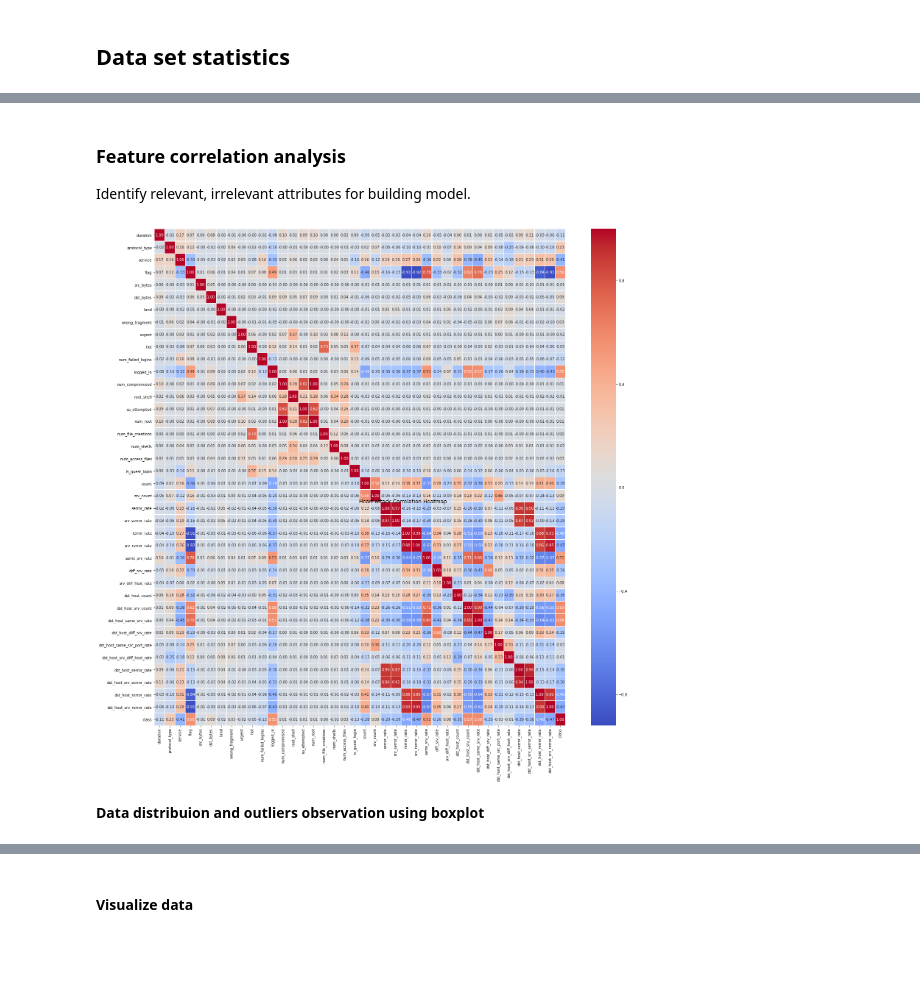
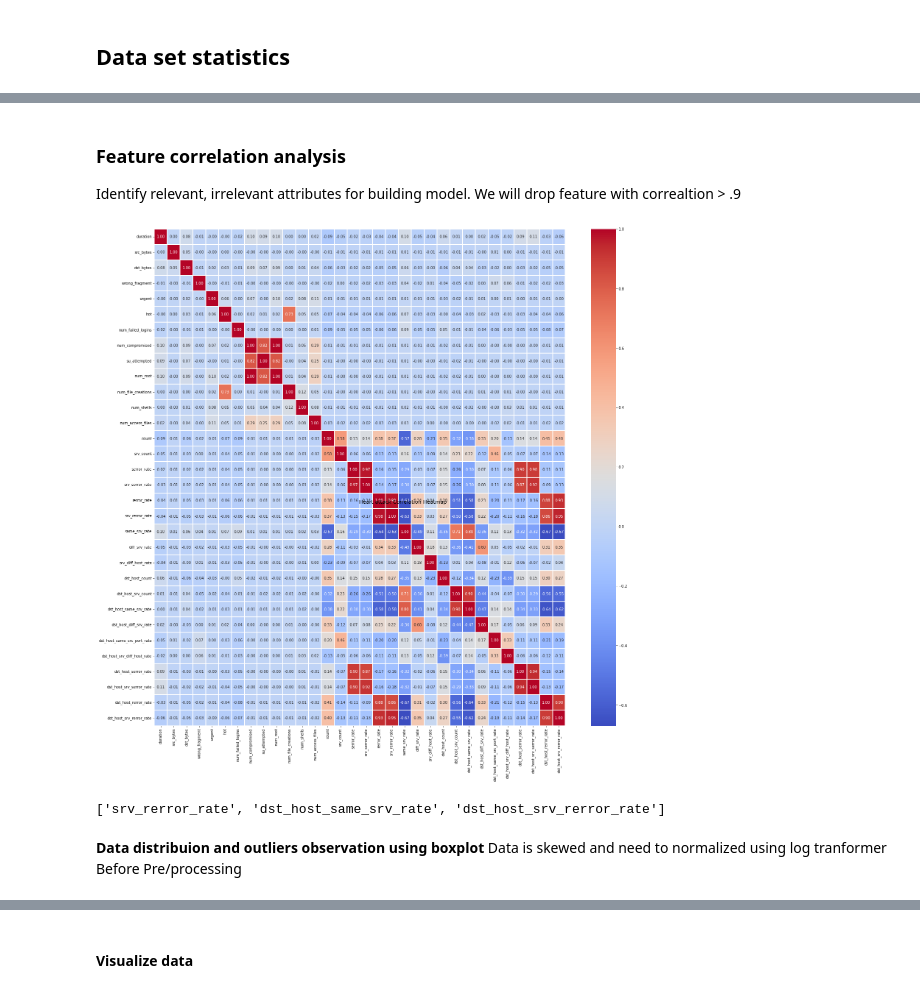
Before and after one commit to KalpeshChavan12/BITS-DSE, a Jupyter notebook: Courses/Semester01/DM/NetworkAnalysis.ipynb, the cells around one changed output, grey strips where cells are left out. Cells and saved outputs as stored; diff of their text form; code cells hidden in the pictures; blank space fills up the shorter version.

```diff
--- a/Courses/Semester01/DM/NetworkAnalysis.ipynb
+++ b/Courses/Semester01/DM/NetworkAnalysis.ipynb
@@ -326,6 +365,6 @@ ModuleNotFoundError: No module named 'matplotlib.pyplot'
 # %%
-ha = None
+NetAnalysis = None
 try:
-    ha = HeartAttackAnalysis(datafile)
+    NetAnalysis = NetworkAnalysis(datafile)
 except:
-    ha = HeartAttackAnalysis(data_github)
+    NetAnalysis = NetworkAnalysis(data_github)
@@ -363,19 +416,17 @@ ha.df.isna().sum()
 # %% [markdown]
 ### Feature correlation analysis
-Identify relevant, irrelevant attributes for building model.
+Identify relevant, irrelevant attributes for building model. We will drop feature with correaltion > .9
 # %%
 f, ax = plt.subplots(figsize=(25, 10))
 
-dftmp = ha.df_org.copy()
-cols = ha.df_org.columns
-scaler = StandardScaler()
-scaler.fit(dftmp)
-dftmp[cols] = scaler.transform(dftmp)
+dftmp = NetAnalysis.df.copy()
+cols = NetAnalysis.df.columns
 
 corr = dftmp.corr(method='pearson')
 hm = sns.heatmap(round(corr,2), annot=True, ax=ax, cmap="coolwarm",fmt='.2f',
                  linewidths=.15)
 f.subplots_adjust(top=2)
 t= f.suptitle('Heart attack Correlation Heatmap', fontsize=14)
+plt.show()
 # %% [output]
-[figure, old version]
+[figure, new version]
@@ -382,2 +435,8 @@ t= f.suptitle('Heart attack Correlation Heatmap', fontsize=14)
+# %%
+NetAnalysis.dropped_feature
+# %% [output]
+['srv_rerror_rate', 'dst_host_same_srv_rate', 'dst_host_srv_rerror_rate']
 # %% [markdown]
 **Data distribuion and outliers observation using boxplot**
+Data is skewed and need to normalized using log tranformer
+Before Pre/processing
```
Also changed, not shown: parts of 33 cells of this notebook.
